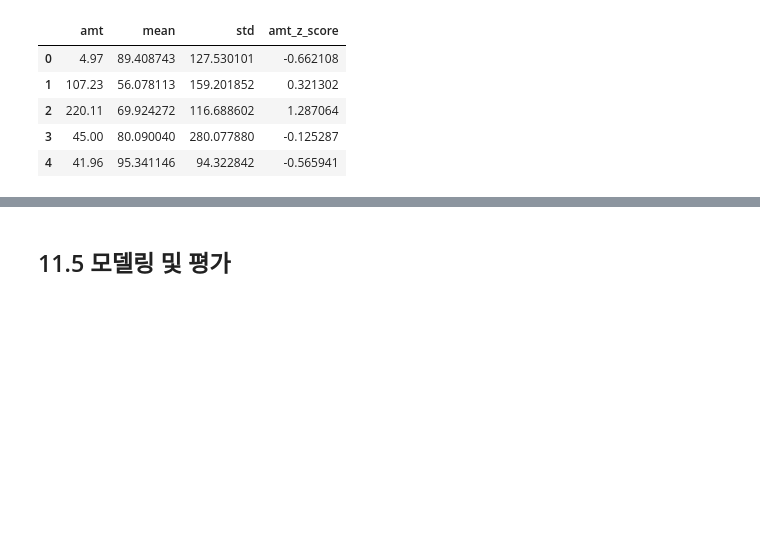
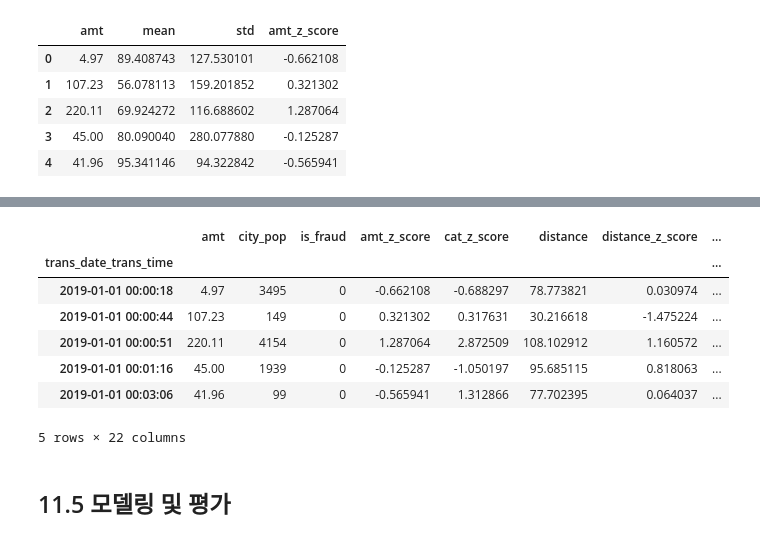
Before and after one commit to musthave-ML10/notebooks, a Jupyter notebook: 11_LightGBM.ipynb, the cells around one changed output, grey strips where cells are left out. Saved outputs shown, nothing was run; the diff lists cells and outputs as text; code cells hidden in the pictures; blank space fills up the shorter version.

```diff
--- a/11_LightGBM.ipynb
+++ b/11_LightGBM.ipynb
@@ -165,6 +184,17 @@ data.drop(['cc_num','lat','long', 'merch_lat', 'merch_long','dob','merch_coord',
 data = pd.get_dummies(data, columns = ['category','gender'], drop_first = True)
 # %%
 data.set_index('trans_date_trans_time', inplace=True)
+# %%
+data.head()
+# %% [output]
+|  | amt | city_pop | is_fraud | amt_z_score | cat_z_score | distance | distance_z_score | ... |
+| trans_date_trans_time |  |  |  |  |  |  |  | ... |
+| 2019-01-01 00:00:18 | 4.97 | 3495 | 0 | -0.662108 | -0.688297 | 78.773821 | 0.030974 | ... |
+| 2019-01-01 00:00:44 | 107.23 | 149 | 0 | 0.321302 | 0.317631 | 30.216618 | -1.475224 | ... |
+| 2019-01-01 00:00:51 | 220.11 | 4154 | 0 | 1.287064 | 2.872509 | 108.102912 | 1.160572 | ... |
+| 2019-01-01 00:01:16 | 45.00 | 1939 | 0 | -0.125287 | -1.050197 | 95.685115 | 0.818063 | ... |
+| 2019-01-01 00:03:06 | 41.96 | 99 | 0 | -0.565941 | 1.312866 | 77.702395 | 0.064037 | ... |
+5 rows × 22 columns
 # %% [markdown]
 ## 11.5 모델링 및 평가
 # %%
```
Also changed, not shown: parts of 6 cells of this notebook, 6 other files.
